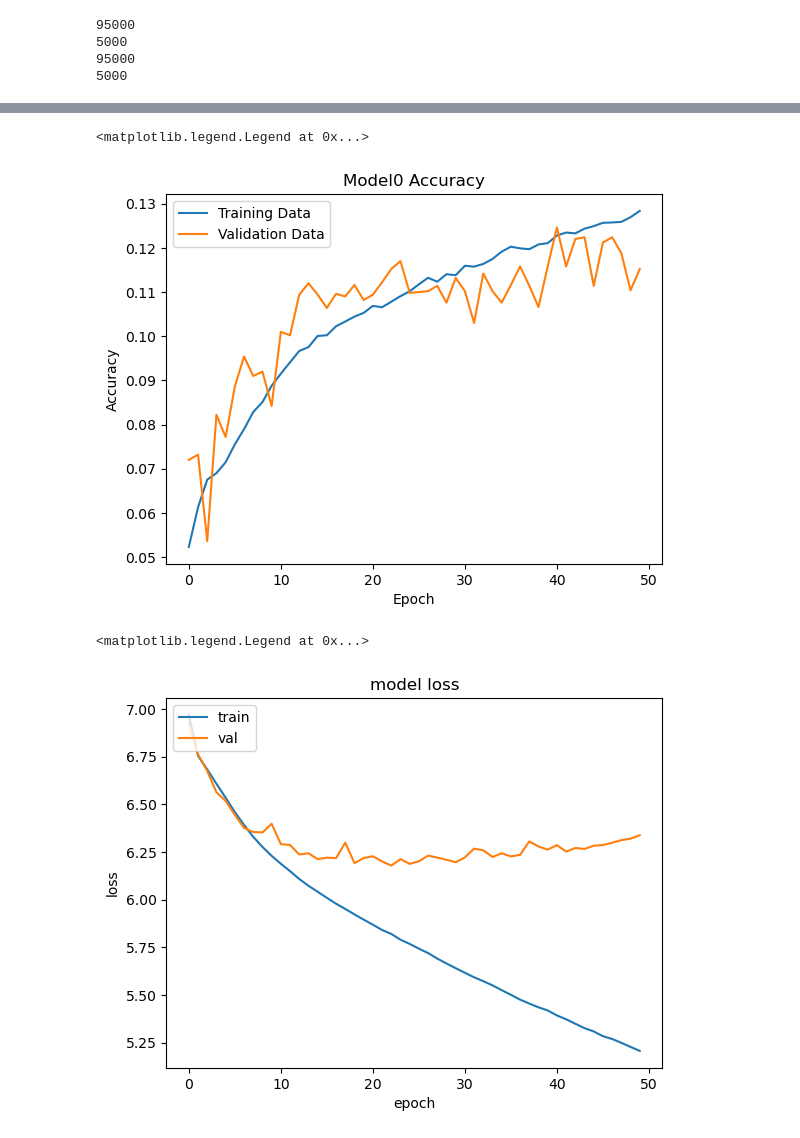
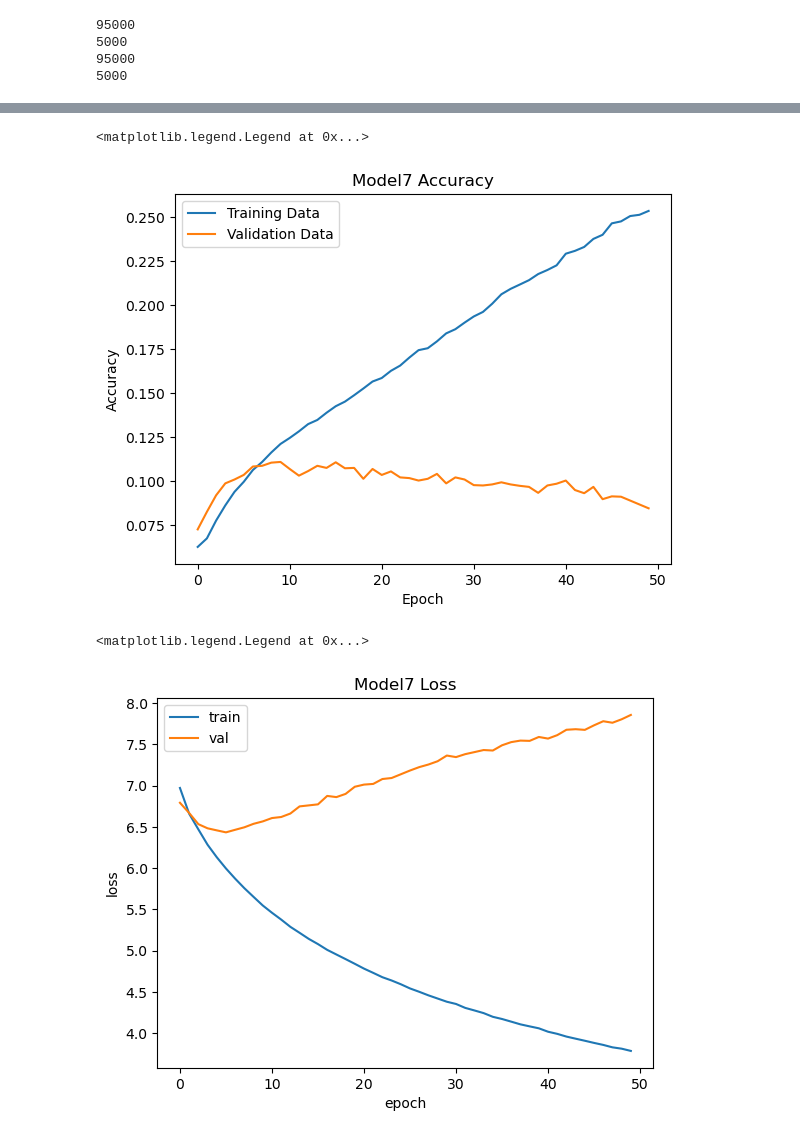
Before and after one commit to Punat02/TextGenerator, a Jupyter notebook: TrainModel.ipynb, the cells around one changed output, grey strips where cells are left out. Saved outputs shown, nothing was run; the diff lists cells and outputs as text; code cells hidden in the pictures.

```diff
--- a/TrainModel.ipynb
+++ b/TrainModel.ipynb
@@ -73,27 +80,27 @@ pickle.dump(history, open("Model4/history.p", "wb"))
 # %%
 # Get Model stats
-# model = load_model('Model4/Model_100000.h5')
-history = pickle.load(open("Model4/history.p", "rb"))
+# model = load_model('Model7/Model_100000.h5')
+history = pickle.load(open("Model7/history.p", "rb"))
 
 plt.plot(history['accuracy'])
 plt.plot(history['val_accuracy'])
-plt.title('Model0 Accuracy')
+plt.title('Model7 Accuracy')
 plt.ylabel('Accuracy')
 plt.xlabel('Epoch')
 plt.legend(['Training Data', 'Validation Data'], loc='upper left')
 # %% [output]
 <matplotlib.legend.Legend at 0x...>
-[figure, old version]
+[figure, new version]
 # %%
 plt.plot(history['loss'])
 plt.plot(history['val_loss'])
-plt.title('model loss')
+plt.title('Model7 Loss')
 plt.ylabel('loss')
 plt.xlabel('epoch')
 plt.legend(['train', 'val'], loc='upper left')
 # %% [output]
 <matplotlib.legend.Legend at 0x...>
-[figure, old version]
+[figure, new version]
 # %%
 # Registriere die benutzerdefinierten Metrikfunktionen
 custom_objects = {'top_5_categorical_accuracy': top_5_categorical_accuracy,
```
Also changed, not shown: parts of 6 cells of this notebook, 1 other file.
